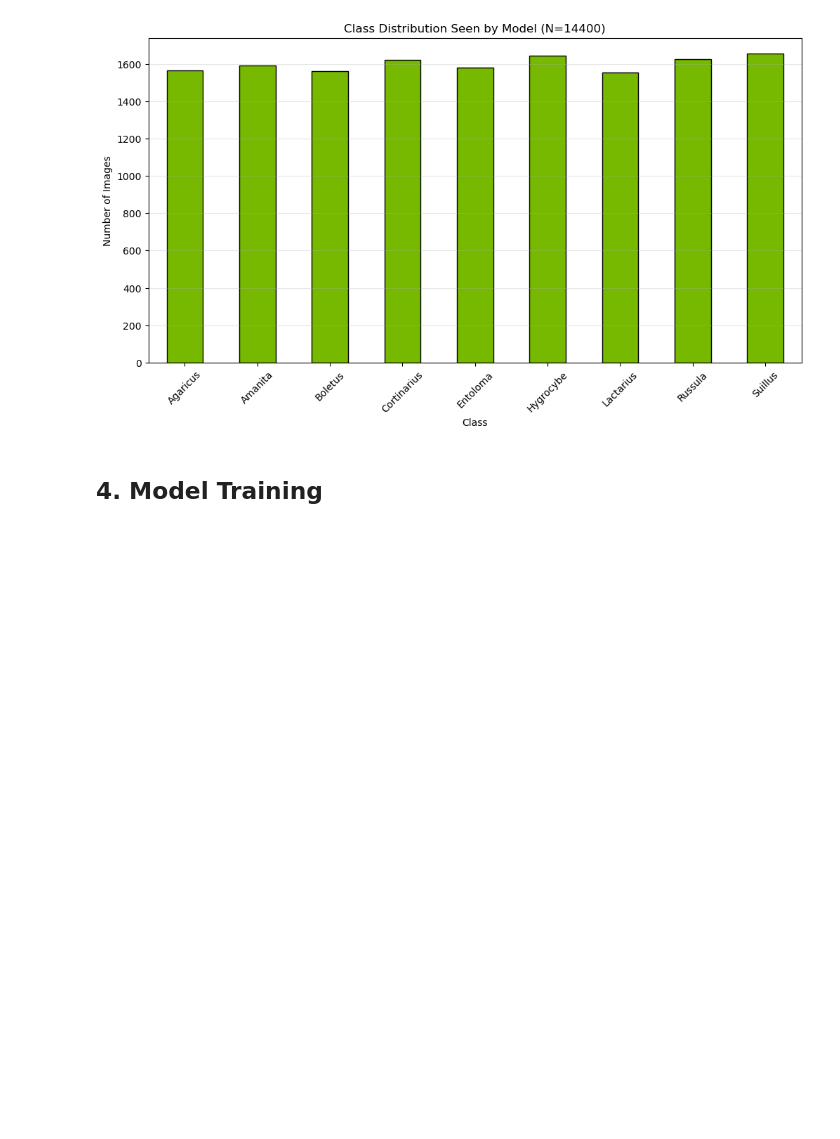
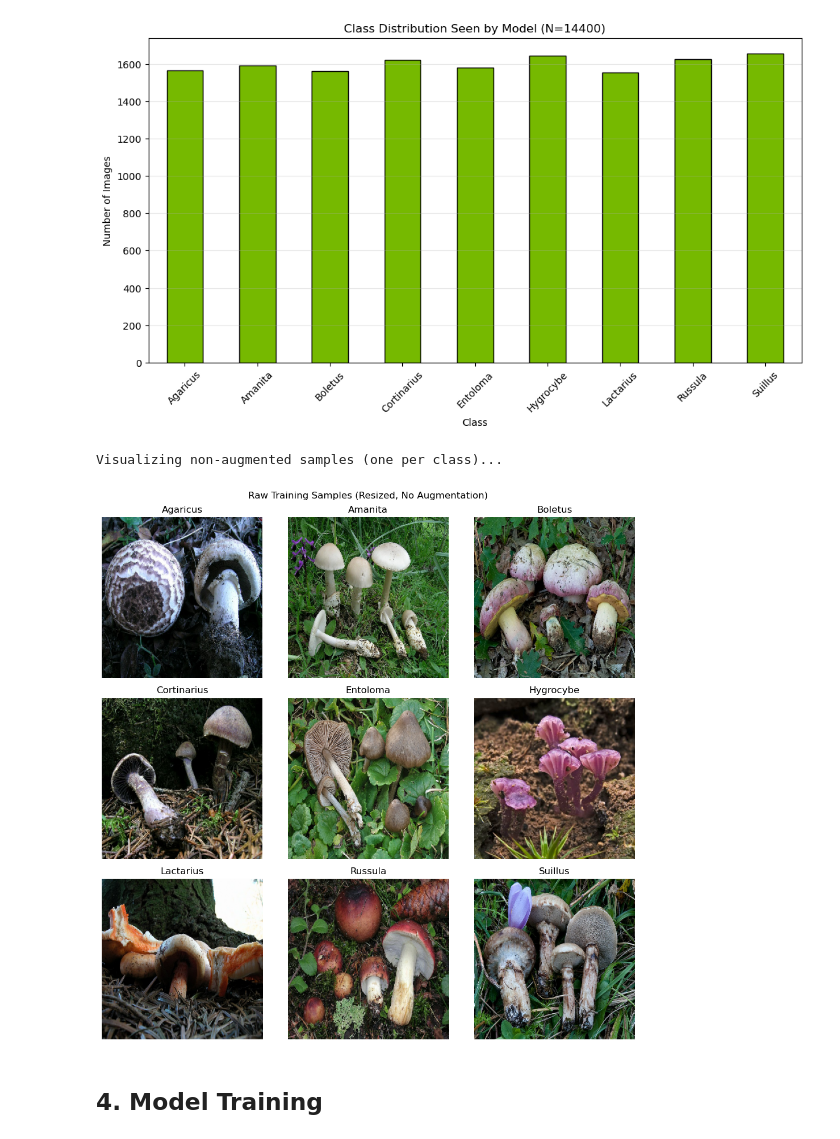
Before and after one commit to Gabinson200/MushroomML, a Jupyter notebook: mobile_netv2_50/mymushroom.ipynb, the cells around one changed output. Saved outputs shown, nothing was run; the diff lists cells and outputs as text; code cells hidden in the pictures; blank space fills up the shorter version.

```diff
--- a/mobile_netv2_50/mymushroom.ipynb
+++ b/mobile_netv2_50/mymushroom.ipynb
@@ -240,6 +240,45 @@ plt.show()
 # %% [output]
 Sampling one full epoch to verify distribution...
 [figure]
+# %%
+print("Visualizing non-augmented samples (one per class)...")
+
+# Get list of unique class indices
+unique_classes = sorted(train_df['y'].unique())
+
+plt.figure(figsize=(10, 10))
+
+for i, cls_idx in enumerate(unique_classes):
+    if i >= 9: break  # Limit to 3x3 grid if you have more than 9 classes
+
+    # 1. Pick a random image path for this specific class
+    sample_row = train_df[train_df['y'] == cls_idx].sample(1).iloc[0]
+    path = sample_row['path']
+    label = sample_row['y']
+
+    # 2. Load it with training=False (Skips Augmentation)
+    #    This still Resizes to 128x128 and Normalizes to [-1, 1]
+    img, _ = load_img(path, label, training=False)
+
+    ax = plt.subplot(3, 3, i + 1)
+
+    # 3. Denormalize for Display: [-1, 1] -> [0, 1]
+    #    Matplotlib handles floats in [0, 1] perfectly.
+    img_display = (img + 1) / 2.0
+
+    # Optional: Clip just in case floating point math goes slightly out of bounds
+    img_display = np.clip(img_display, 0.0, 1.0)
+
+    plt.imshow(img_display)
+    plt.title(class_names[cls_idx])
+    plt.axis("off")
+
+plt.suptitle("Raw Training Samples (Resized, No Augmentation)")
+plt.tight_layout()
+plt.show()
+# %% [output]
+Visualizing non-augmented samples (one per class)...
+[figure, added]
 # %% [markdown]
 ## 4. Model Training
 # %%
```
